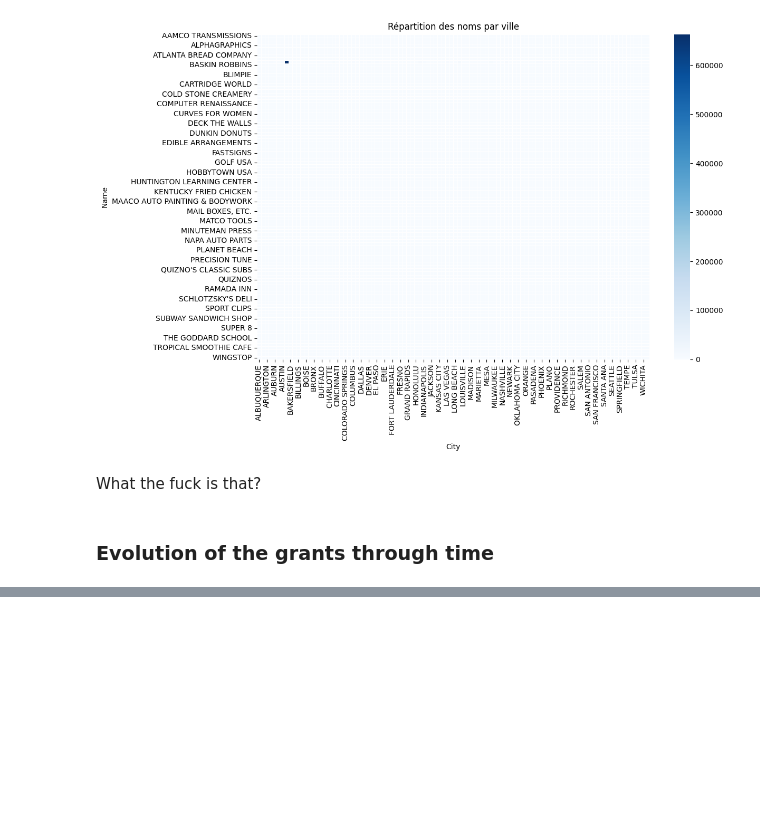
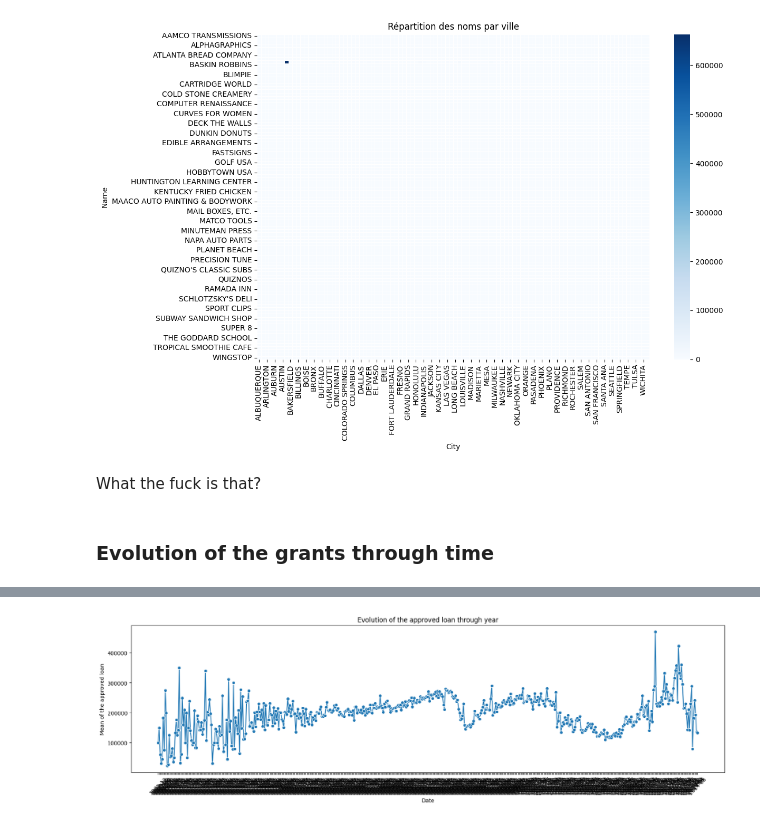
Before and after one commit to RaoufAddeche/Simplon_SBA-modelisation, a Jupyter notebook: visualization_datas.ipynb, the cells around one changed output, grey strips where cells are left out. Cells and saved outputs as stored; diff of their text form; code cells hidden in the pictures; blank space fills up the shorter version.

Commit message:
Cleaning of the columns of dates + visualization

```diff
--- a/visualization_datas.ipynb
+++ b/visualization_datas.ipynb
@@ -329,0 +330,16 @@ plt.show()
+# %%
+df['ApprovalDate'] = pd.to_datetime(df['ApprovalDate'])
+df['YearMonth']=df['ApprovalDate'].dt.to_period('M')
+
+df_grouped = df.groupby('YearMonth')['GrAppv'].mean().reset_index()
+plt.figure(figsize=(20, 5))
+df_grouped['YearMonth']=df_grouped['YearMonth'].astype(str)
+sns.lineplot(data=df_grouped, x="YearMonth", y="GrAppv",marker='o')
+plt.xlabel("Date")
+plt.ylabel("Mean of the approved loan")
+plt.xticks(rotation=45)
+plt.title("Evolution of the approved loan through year")
+
+plt.show()
+# %% [output]
+[figure, added]
```
Also changed, not shown: parts of 5 cells of this notebook, 1 other file.
